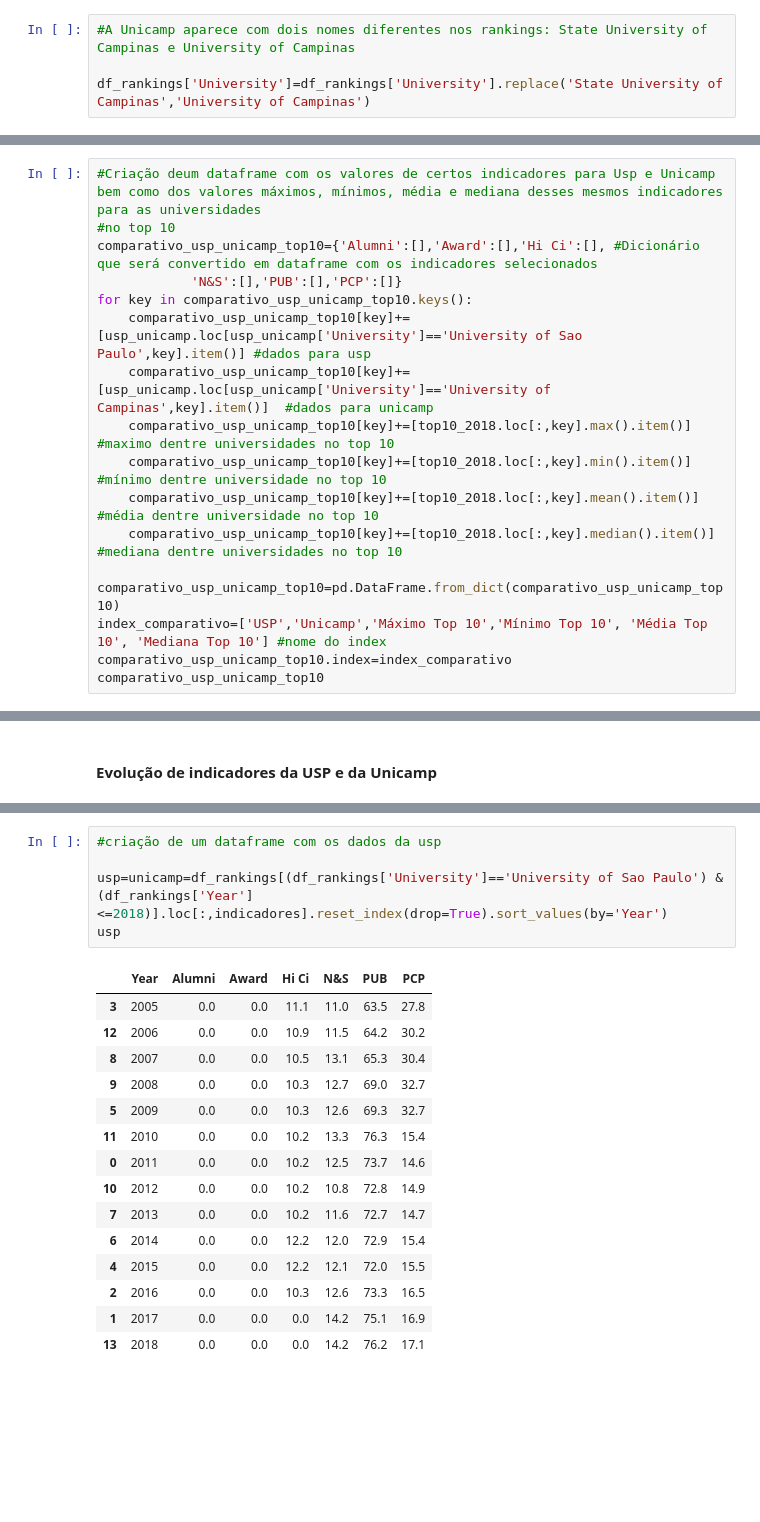
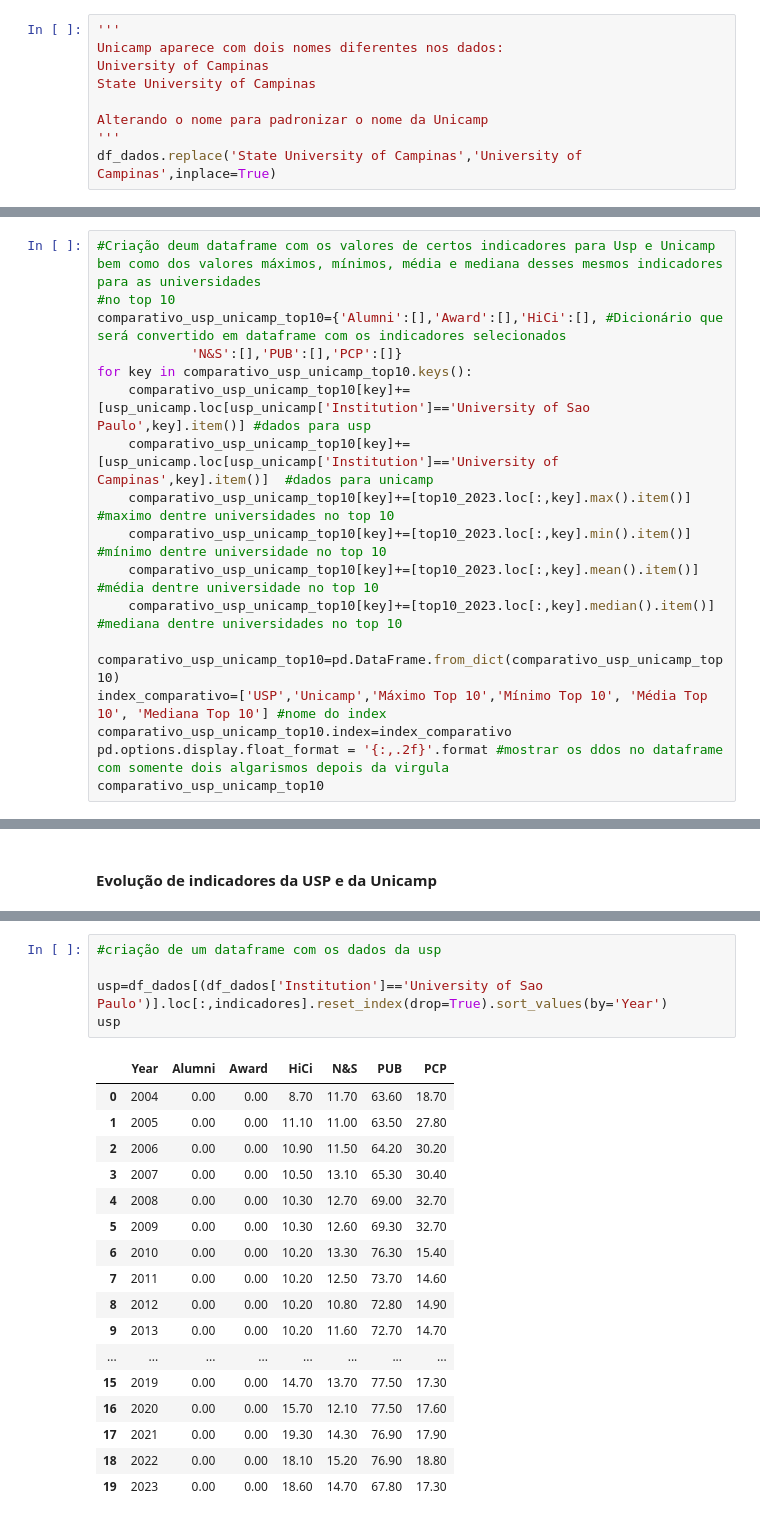
Before and after one commit to RodolfoPCruz/education_analysis, a Jupyter notebook: Shanghai World University Rankings/Shanghai Ranking.ipynb, the cells around one changed output, grey strips where cells are left out. Cells and saved outputs as stored; diff of their text form; blank space fills up the shorter version.

```diff
--- a/Shanghai World University Rankings/Shanghai Ranking.ipynb
+++ b/Shanghai World University Rankings/Shanghai Ranking.ipynb
@@ -904,7 +637,12 @@ top_3_brasileiras
 # %%
-#A Unicamp aparece com dois nomes diferentes nos rankings: State University of Campinas e University of Campinas
+'''
+Unicamp aparece com dois nomes diferentes nos dados:
+University of Campinas
+State University of Campinas
 
-df_rankings['University']=df_rankings['University'].replace('State University of Campinas','University of Campinas')
+Alterando o nome para padronizar o nome da Unicamp
+'''
+df_dados.replace('State University of Campinas','University of Campinas',inplace=True)
 # %% [markdown]
 ### USP e Unicamp
 # %% [markdown]
@@ -939,18 +677,19 @@ usp_unicamp
 # %%
 #Criação deum dataframe com os valores de certos indicadores para Usp e Unicamp bem como dos valores máximos, mínimos, média e mediana desses mesmos indicadores para as universidades
 #no top 10
-comparativo_usp_unicamp_top10={'Alumni':[],'Award':[],'Hi Ci':[], #Dicionário que será convertido em dataframe com os indicadores selecionados
+comparativo_usp_unicamp_top10={'Alumni':[],'Award':[],'HiCi':[], #Dicionário que será convertido em dataframe com os indicadores selecionados
             'N&S':[],'PUB':[],'PCP':[]}
 for key in comparativo_usp_unicamp_top10.keys():
-    comparativo_usp_unicamp_top10[key]+=[usp_unicamp.loc[usp_unicamp['University']=='University of Sao Paulo',key].item()] #dados para usp
-    comparativo_usp_unicamp_top10[key]+=[usp_unicamp.loc[usp_unicamp['University']=='University of Campinas',key].item()]  #dados para unicamp
-    comparativo_usp_unicamp_top10[key]+=[top10_2018.loc[:,key].max().item()] #maximo dentre universidades no top 10
-    comparativo_usp_unicamp_top10[key]+=[top10_2018.loc[:,key].min().item()] #mínimo dentre universidade no top 10
-    comparativo_usp_unicamp_top10[key]+=[top10_2018.loc[:,key].mean().item()] #média dentre universidade no top 10
-    comparativo_usp_unicamp_top10[key]+=[top10_2018.loc[:,key].median().item()] #mediana dentre universidades no top 10
+    comparativo_usp_unicamp_top10[key]+=[usp_unicamp.loc[usp_unicamp['Institution']=='University of Sao Paulo',key].item()] #dados para usp
+    comparativo_usp_unicamp_top10[key]+=[usp_unicamp.loc[usp_unicamp['Institution']=='University of Campinas',key].item()]  #dados para unicamp
+    comparativo_usp_unicamp_top10[key]+=[top10_2023.loc[:,key].max().item()] #maximo dentre universidades no top 10
+    comparativo_usp_unicamp_top10[key]+=[top10_2023.loc[:,key].min().item()] #mínimo dentre universidade no top 10
+    comparativo_usp_unicamp_top10[key]+=[top10_2023.loc[:,key].mean().item()] #média dentre universidade no top 10
+    comparativo_usp_unicamp_top10[key]+=[top10_2023.loc[:,key].median().item()] #mediana dentre universidades no top 10
 
 comparativo_usp_unicamp_top10=pd.DataFrame.from_dict(comparativo_usp_unicamp_top10)
 index_comparativo=['USP','Unicamp','Máximo Top 10','Mínimo Top 10', 'Média Top 10', 'Mediana Top 10'] #nome do index
 comparativo_usp_unicamp_top10.index=index_comparativo
+pd.options.display.float_format = '{:,.2f}'.format #mostrar os ddos no dataframe com somente dois algarismos depois da virgula
 comparativo_usp_unicamp_top10
 # %% [output]
@@ -990,24 +731,26 @@ unicamp
 # %%
 #criação de um dataframe com os dados da usp
 
-usp=unicamp=df_rankings[(df_rankings['University']=='University of Sao Paulo') & (df_rankings['Year']<=2018)].loc[:,indicadores].reset_index(drop=True).sort_values(by='Year')
+usp=df_dados[(df_dados['Institution']=='University of Sao Paulo')].loc[:,indicadores].reset_index(drop=True).sort_values(by='Year')
 usp
 # %% [output]
-|  | Year | Alumni | Award | Hi Ci | N&S | PUB | PCP |
-| 3 | 2005 | 0.0 | 0.0 | 11.1 | 11.0 | 63.5 | 27.8 |
-| 12 | 2006 | 0.0 | 0.0 | 10.9 | 11.5 | 64.2 | 30.2 |
-| 8 | 2007 | 0.0 | 0.0 | 10.5 | 13.1 | 65.3 | 30.4 |
-| 9 | 2008 | 0.0 | 0.0 | 10.3 | 12.7 | 69.0 | 32.7 |
-| 5 | 2009 | 0.0 | 0.0 | 10.3 | 12.6 | 69.3 | 32.7 |
-| 11 | 2010 | 0.0 | 0.0 | 10.2 | 13.3 | 76.3 | 15.4 |
-| 0 | 2011 | 0.0 | 0.0 | 10.2 | 12.5 | 73.7 | 14.6 |
-| 10 | 2012 | 0.0 | 0.0 | 10.2 | 10.8 | 72.8 | 14.9 |
-| 7 | 2013 | 0.0 | 0.0 | 10.2 | 11.6 | 72.7 | 14.7 |
-| 6 | 2014 | 0.0 | 0.0 | 12.2 | 12.0 | 72.9 | 15.4 |
-| 4 | 2015 | 0.0 | 0.0 | 12.2 | 12.1 | 72.0 | 15.5 |
-| 2 | 2016 | 0.0 | 0.0 | 10.3 | 12.6 | 73.3 | 16.5 |
-| 1 | 2017 | 0.0 | 0.0 | 0.0 | 14.2 | 75.1 | 16.9 |
-| 13 | 2018 | 0.0 | 0.0 | 0.0 | 14.2 | 76.2 | 17.1 |
+|  | Year | Alumni | Award | HiCi | N&S | PUB | PCP |
+| 0 | 2004 | 0.00 | 0.00 | 8.70 | 11.70 | 63.60 | 18.70 |
+| 1 | 2005 | 0.00 | 0.00 | 11.10 | 11.00 | 63.50 | 27.80 |
+| 2 | 2006 | 0.00 | 0.00 | 10.90 | 11.50 | 64.20 | 30.20 |
+| 3 | 2007 | 0.00 | 0.00 | 10.50 | 13.10 | 65.30 | 30.40 |
+| 4 | 2008 | 0.00 | 0.00 | 10.30 | 12.70 | 69.00 | 32.70 |
+| 5 | 2009 | 0.00 | 0.00 | 10.30 | 12.60 | 69.30 | 32.70 |
+| 6 | 2010 | 0.00 | 0.00 | 10.20 | 13.30 | 76.30 | 15.40 |
+| 7 | 2011 | 0.00 | 0.00 | 10.20 | 12.50 | 73.70 | 14.60 |
+| 8 | 2012 | 0.00 | 0.00 | 10.20 | 10.80 | 72.80 | 14.90 |
+| 9 | 2013 | 0.00 | 0.00 | 10.20 | 11.60 | 72.70 | 14.70 |
+| ... | ... | ... | ... | ... | ... | ... | ... |
+| 15 | 2019 | 0.00 | 0.00 | 14.70 | 13.70 | 77.50 | 17.30 |
+| 16 | 2020 | 0.00 | 0.00 | 15.70 | 12.10 | 77.50 | 17.60 |
+| 17 | 2021 | 0.00 | 0.00 | 19.30 | 14.30 | 76.90 | 17.90 |
+| 18 | 2022 | 0.00 | 0.00 | 18.10 | 15.20 | 76.90 | 18.80 |
+| 19 | 2023 | 0.00 | 0.00 | 18.60 | 14.70 | 67.80 | 17.30 |
 # %%
 ncols=2
 nrows=3
```
Also changed, not shown: parts of 61 cells of this notebook.
